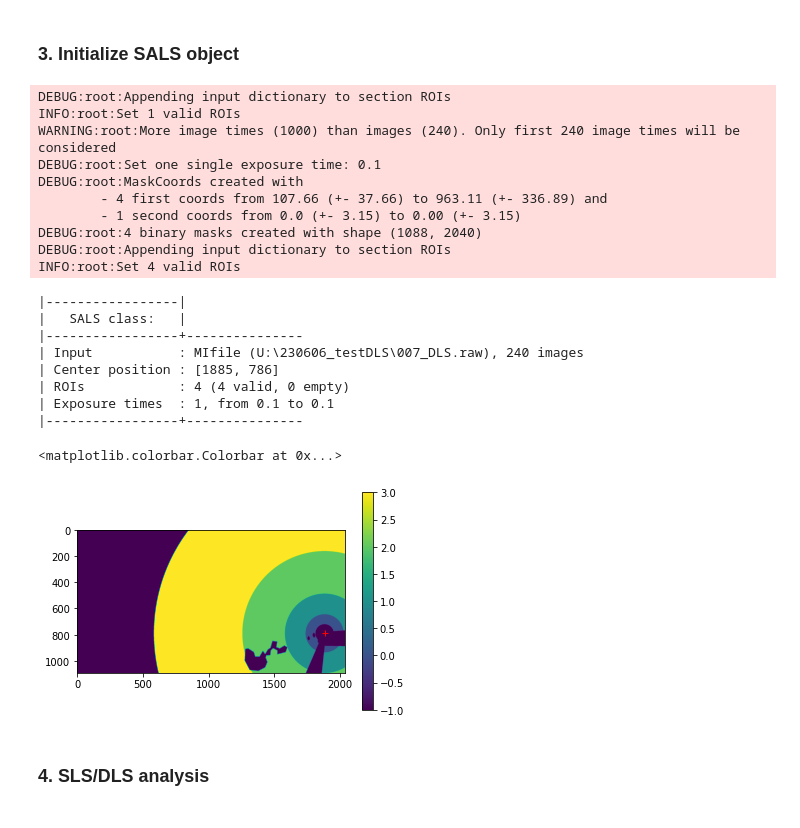
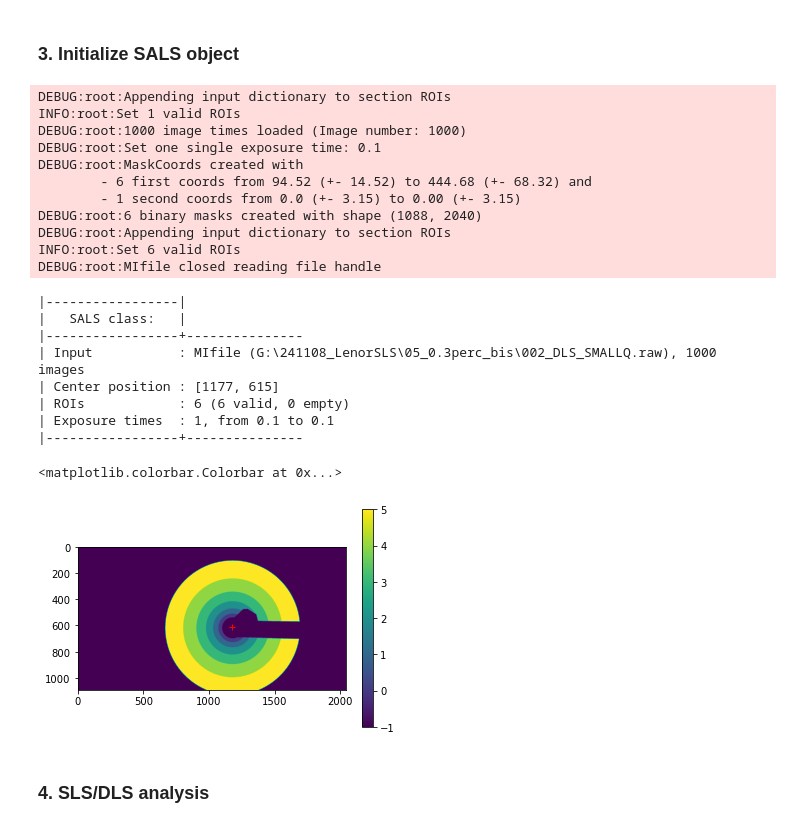
Before and after one commit to steaime/DSHpy, a Jupyter notebook: example1a_SALSanalysis.ipynb, the cells around one changed output. Cells and saved outputs as stored; diff of their text form; code cells hidden in the pictures.

```diff
--- a/example1a_SALSanalysis.ipynb
+++ b/example1a_SALSanalysis.ipynb
@@ -27,8 +27,8 @@ INFO:root:SALS tutorial started
 # %% [markdown]
 ### 1. Open SALS results
 # %%
-froot = r'U:\230606_testDLS'
-fname_prefix = '007_DLS'
+froot = r'G:\241108_LenorSLS\05_0.3perc_bis'
+fname_prefix = '002_DLS_SMALLQ'
 imgTimes, imgTimes_hdr = iof.LoadResFile(os.path.join(froot, fname_prefix+'_imgTimes.dat'), readHeader=True, isolateFirst=0, delimiter='\t', comments='#', missing_values='-')
 print(imgTimes_hdr)
 
@@ -75,39 +75,41 @@ plt.plot(PD_times, Transmitt)
 # %%
 #---------------------------------
 px_mask = MI.ReadBinary(os.path.join(froot, 'px_mask.raw'), MIinput.ImageShape(), 'B') # <-- mask to be drawn for each experiment
-ROIs = [np.geomspace(70, 1300, 5), None] # <-- [radial_intervals, angular_intervals]
-center_pos = [1885, 786] # <-- transmitted beam position to be updated each experiment
+ROIs = [np.geomspace(80, 513, 7), None] # <-- [radial_intervals, angular_intervals]
+#ROIs = [np.geomspace(80, 1300, 10), None] # <-- [radial_intervals, angular_intervals]
+center_pos = [1177, 615] # <-- transmitted beam position to be updated each experiment
 #---------------------------------
 
 Img_times = iof.LoadImageTimes(os.path.join(froot, fname_prefix+'_imgTimes.dat'), usecols=3, skiprows=1)
-exp_times = np.loadtxt(os.path.join(froot, fname_prefix+'_exptimes.dat'))
+exp_times = iof.LoadImageTimes(os.path.join(froot, fname_prefix+'_imgTimes.dat'), usecols=2, skiprows=1)
 SALS_analyzer = LS.SALS(MIinput, centerPos=center_pos, ROIslices=ROIs, maskRaw=px_mask, imgTimes=Img_times, expTimes=exp_times)
 
 print(SALS_analyzer)
 plt.imshow(SALS_analyzer.ROIs)
 plt.plot(*SALS_analyzer.centerPos, 'r+')
 plt.colorbar()
 # %% [output]
 DEBUG:root:Appending input dictionary to section ROIs
 INFO:root:Set 1 valid ROIs
-WARNING:root:More image times (1000) than images (240). Only first 240 image times will be considered
+DEBUG:root:1000 image times loaded (Image number: 1000)
 DEBUG:root:Set one single exposure time: 0.1
 DEBUG:root:MaskCoords created with
-        - 4 first coords from 107.66 (+- 37.66) to 963.11 (+- 336.89) and
+        - 6 first coords from 94.52 (+- 14.52) to 444.68 (+- 68.32) and
         - 1 second coords from 0.0 (+- 3.15) to 0.00 (+- 3.15)
-DEBUG:root:4 binary masks created with shape (1088, 2040)
+DEBUG:root:6 binary masks created with shape (1088, 2040)
 DEBUG:root:Appending input dictionary to section ROIs
-INFO:root:Set 4 valid ROIs
+INFO:root:Set 6 valid ROIs
+DEBUG:root:MIfile closed reading file handle
 |-----------------|
 |   SALS class:   |
 |-----------------+---------------
-| Input           : MIfile (U:\230606_testDLS\007_DLS.raw), 240 images
-| Center position : [1885, 786]
-| ROIs            : 4 (4 valid, 0 empty)
+| Input           : MIfile (G:\241108_LenorSLS\05_0.3perc_bis\002_DLS_SMALLQ.raw), 1000 images
+| Center position : [1177, 615]
+| ROIs            : 6 (6 valid, 0 empty)
 | Exposure times  : 1, from 0.1 to 0.1
 |-----------------+---------------
 <matplotlib.colorbar.Colorbar at 0x...>
-[figure, old version]
+[figure, new version]
 # %% [markdown]
 ### 4. SLS/DLS analysis
 # %%
```
Also changed, not shown: parts of 4 cells of this notebook, 5 other files.
